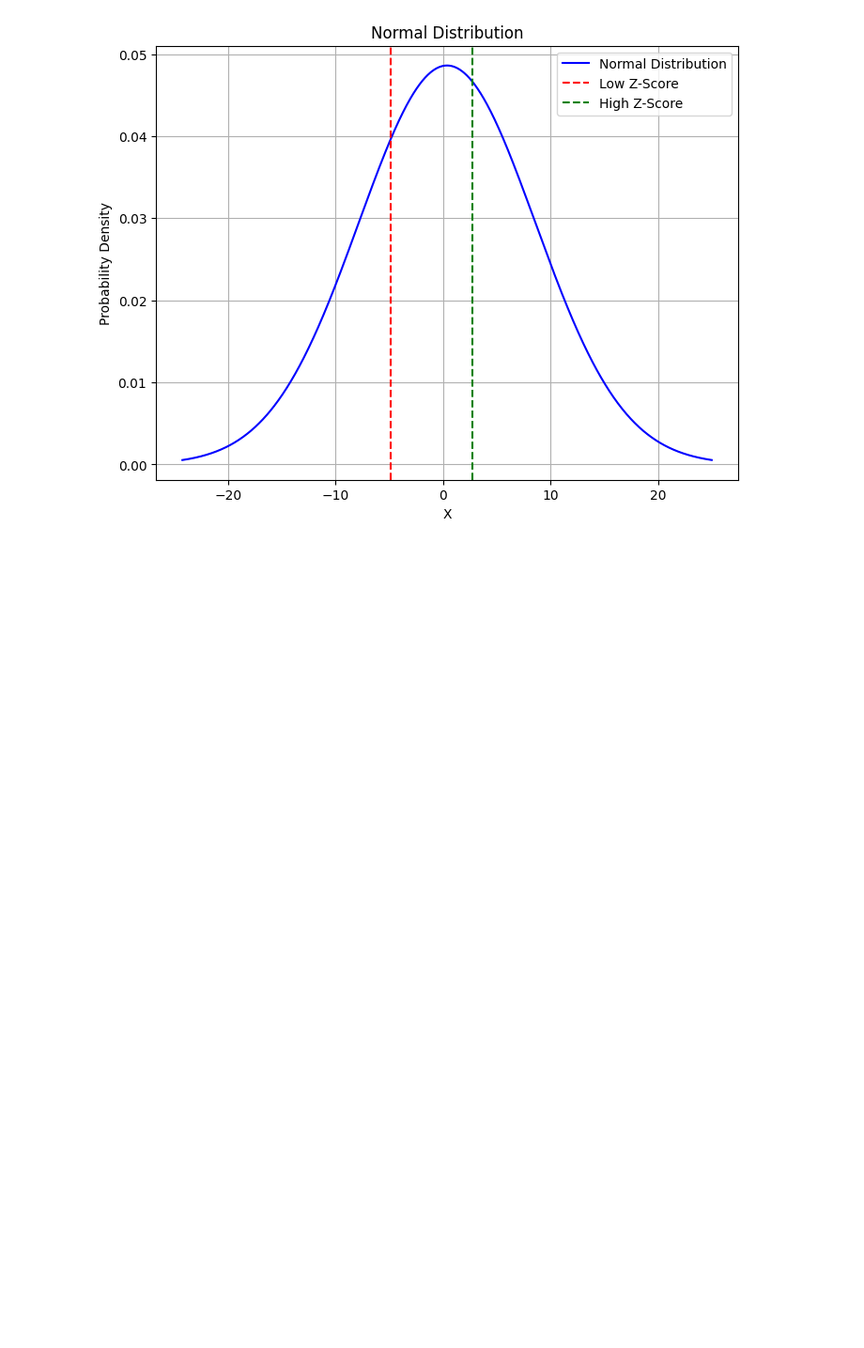
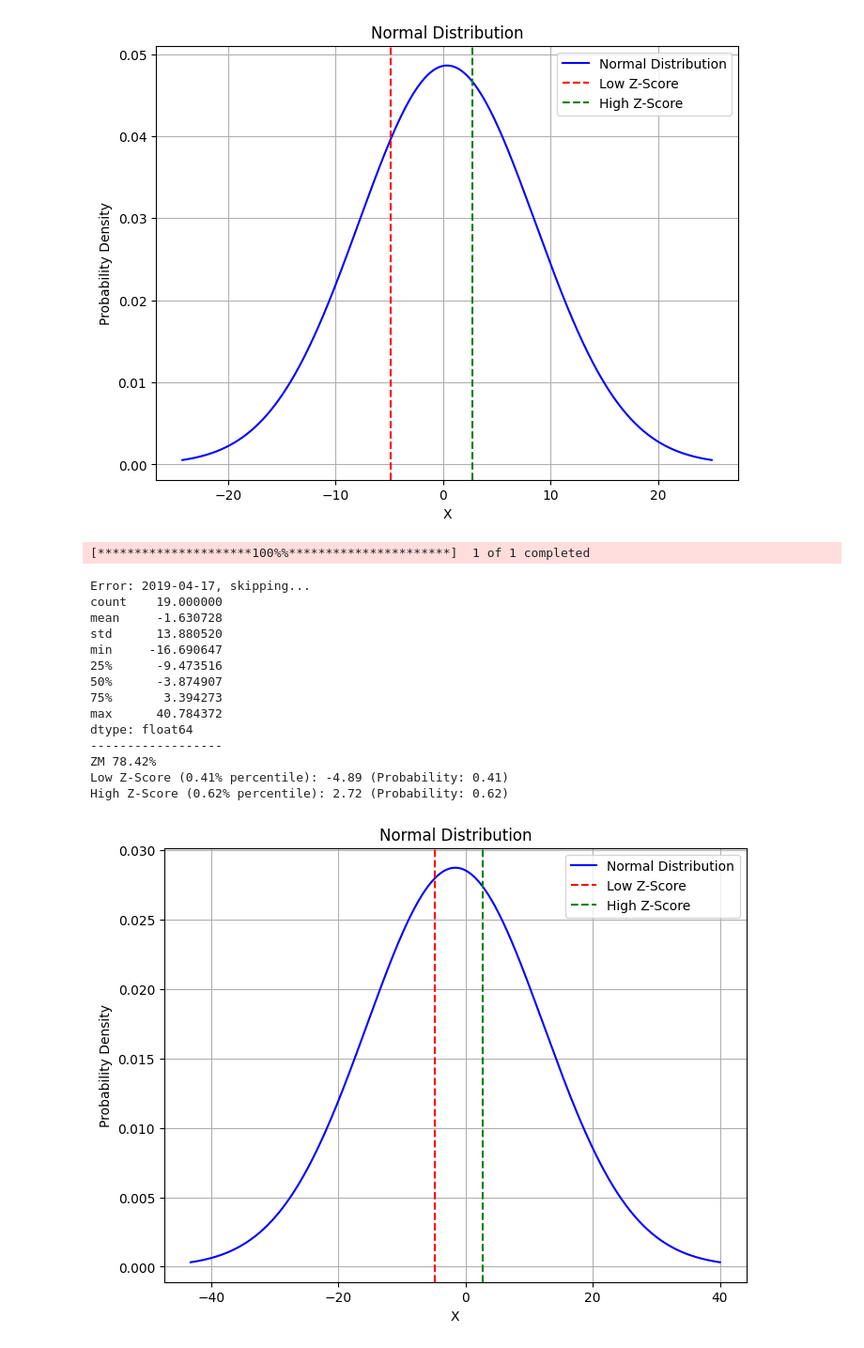
Before and after one commit to summerfang/study, a Jupyter notebook: stock/financialreport/pc_analysis.ipynb, the cells around one changed output. Shown at 94% size. Cells and saved outputs as stored; diff of their text form; code cells hidden in the pictures; blank space fills up the shorter version.

```diff
--- a/stock/financialreport/pc_analysis.ipynb
+++ b/stock/financialreport/pc_analysis.ipynb
@@ -490,3 +493,27 @@ PYPL 64.81%
 Low Z-Score (0.26% percentile): -4.89 (Probability: 0.26)
 High Z-Score (0.61% percentile): 2.72 (Probability: 0.61)
 [figure]
+# %%
+Ticker = 'ZM'
+success_ratio, distribution = get_success_ratio(Ticker, 59.14, 56.25, 60.75)
+print('------------------')
+print(f'{Ticker} {success_ratio:.2f}%')
+
+draw_normal_distribution(distribution[0], distribution[1], distribution[2], distribution[3])
+# %% [output]
+[*********************100%%**********************]  1 of 1 completed
+Error: 2019-04-17, skipping...
+count    19.000000
+mean     -1.630728
+std      13.880520
+min     -16.690647
+25%      -9.473516
+50%      -3.874907
+75%       3.394273
+max      40.784372
+dtype: float64
+------------------
+ZM 78.42%
+Low Z-Score (0.41% percentile): -4.89 (Probability: 0.41)
+High Z-Score (0.62% percentile): 2.72 (Probability: 0.62)
+[figure, added]
```
Also changed, not shown: parts of 3 cells of this notebook, 7 other files.
